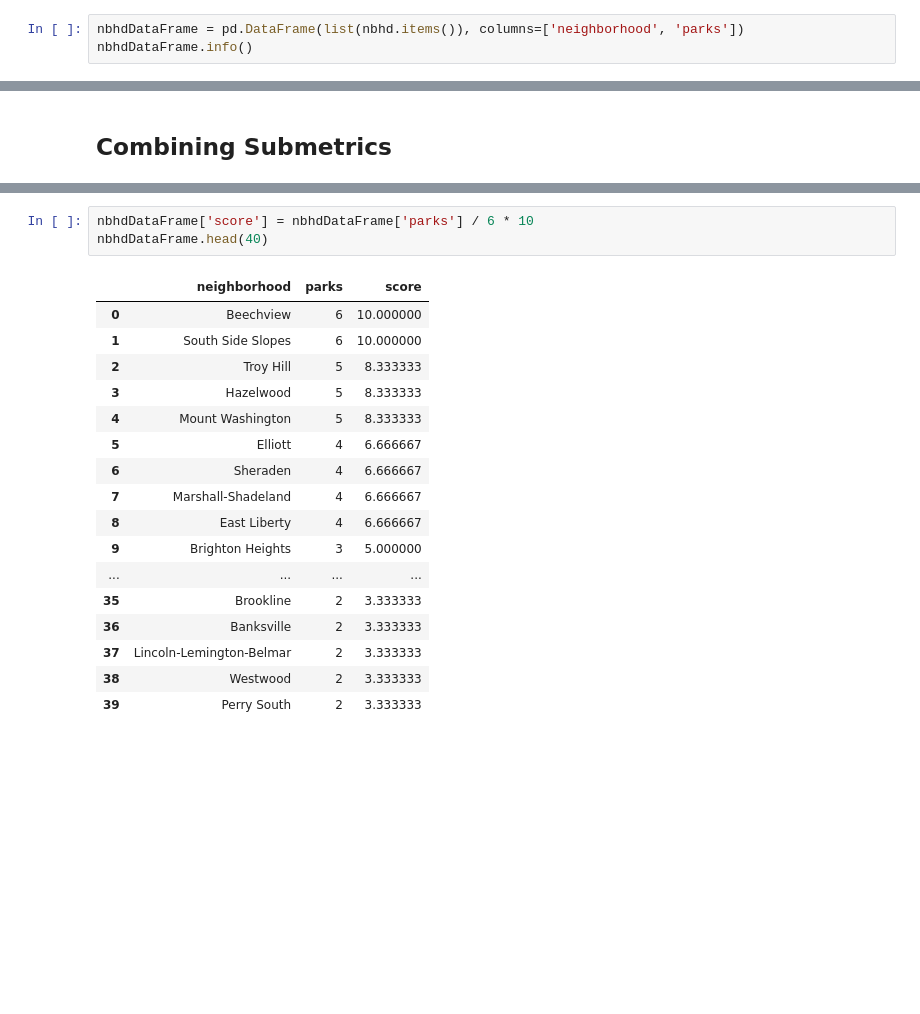
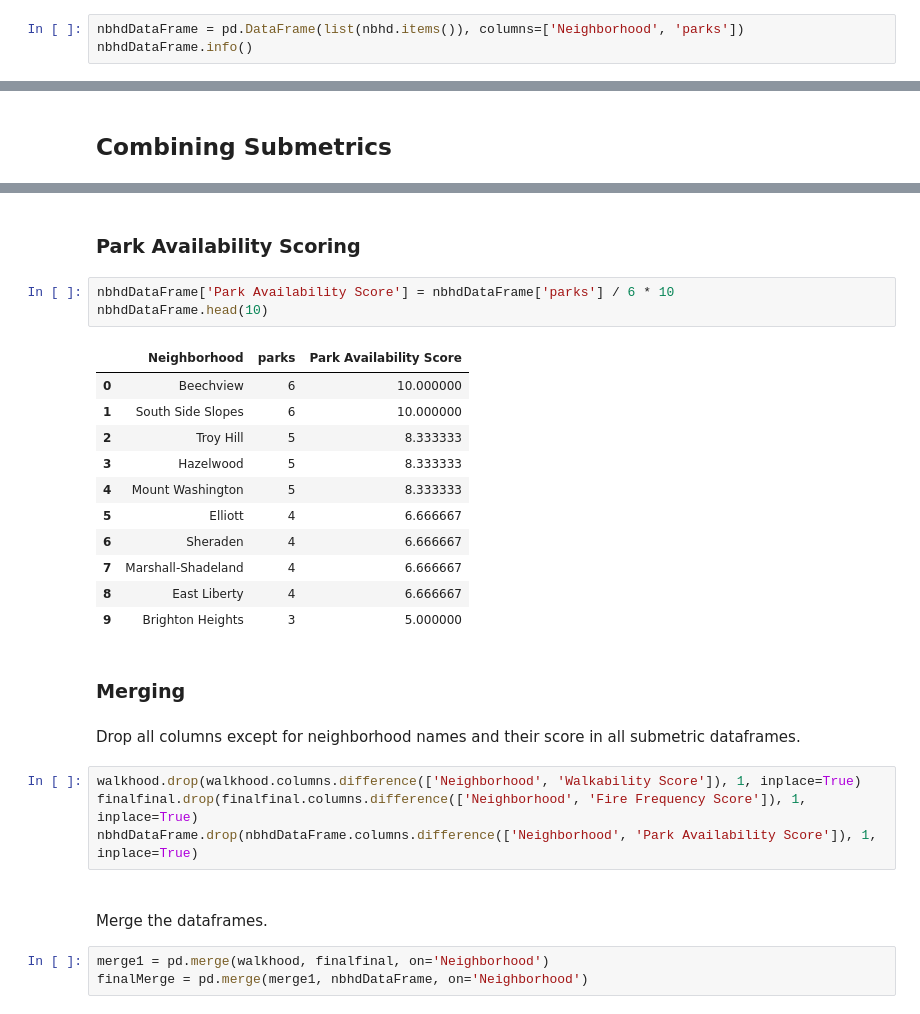
Before and after one commit to Sixces/Big-Ideas-FInal-Project, a Jupyter notebook: main.ipynb, the cells around one changed output, grey strips where cells are left out. Cells and saved outputs as stored; diff of their text form; blank space fills up the shorter version.

```diff
--- a/main.ipynb
+++ b/main.ipynb
@@ -390,7 +366,7 @@ neighborhoods.plot()
 <br>
 Convert nbhd dictionary to a dataframe. Also add column names.
 # %%
-nbhdDataFrame = pd.DataFrame(list(nbhd.items()), columns=['neighborhood', 'parks'])
+nbhdDataFrame = pd.DataFrame(list(nbhd.items()), columns=['Neighborhood', 'parks'])
 nbhdDataFrame.info()
 # %% [output]
 <class 'pandas.core.frame.DataFrame'>
@@ -442,8 +455,10 @@ We decided to weight our submetrics equally. We will score every neighborhood fr
+# %% [markdown]
+### Park Availability Scoring
 # %%
-nbhdDataFrame['score'] = nbhdDataFrame['parks'] / 6 * 10
-nbhdDataFrame.head(40)
+nbhdDataFrame['Park Availability Score'] = nbhdDataFrame['parks'] / 6 * 10
+nbhdDataFrame.head(10)
 # %% [output]
-|  | neighborhood | parks | score |
+|  | Neighborhood | parks | Park Availability Score |
 | 0 | Beechview | 6 | 10.000000 |
 | 1 | South Side Slopes | 6 | 10.000000 |
 | 2 | Troy Hill | 5 | 8.333333 |
@@ -454,9 +469,17 @@ nbhdDataFrame.head(40)
 | 7 | Marshall-Shadeland | 4 | 6.666667 |
 | 8 | East Liberty | 4 | 6.666667 |
 | 9 | Brighton Heights | 3 | 5.000000 |
-| ... | ... | ... | ... |
-| 35 | Brookline | 2 | 3.333333 |
-| 36 | Banksville | 2 | 3.333333 |
-| 37 | Lincoln-Lemington-Belmar | 2 | 3.333333 |
-| 38 | Westwood | 2 | 3.333333 |
-| 39 | Perry South | 2 | 3.333333 |
+# %% [markdown]
+### Merging
+# %% [markdown]
+Drop all columns except for neighborhood names and their score in all submetric dataframes.
+# %%
+walkhood.drop(walkhood.columns.difference(['Neighborhood', 'Walkability Score']), 1, inplace=True)
+finalfinal.drop(finalfinal.columns.difference(['Neighborhood', 'Fire Frequency Score']), 1, inplace=True)
+nbhdDataFrame.drop(nbhdDataFrame.columns.difference(['Neighborhood', 'Park Availability Score']), 1, inplace=True)
+# %% [markdown]
+<br>
+Merge the dataframes.
+# %%
+merge1 = pd.merge(walkhood, finalfinal, on='Neighborhood')
+finalMerge = pd.merge(merge1, nbhdDataFrame, on='Neighborhood')
```
Also changed, not shown: parts of 24 cells of this notebook.
